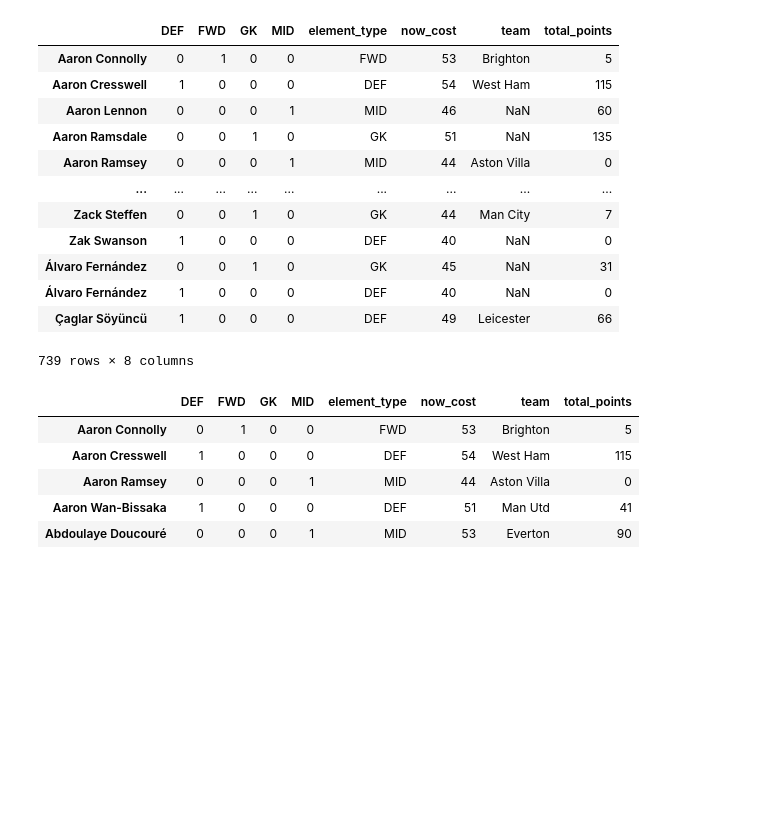
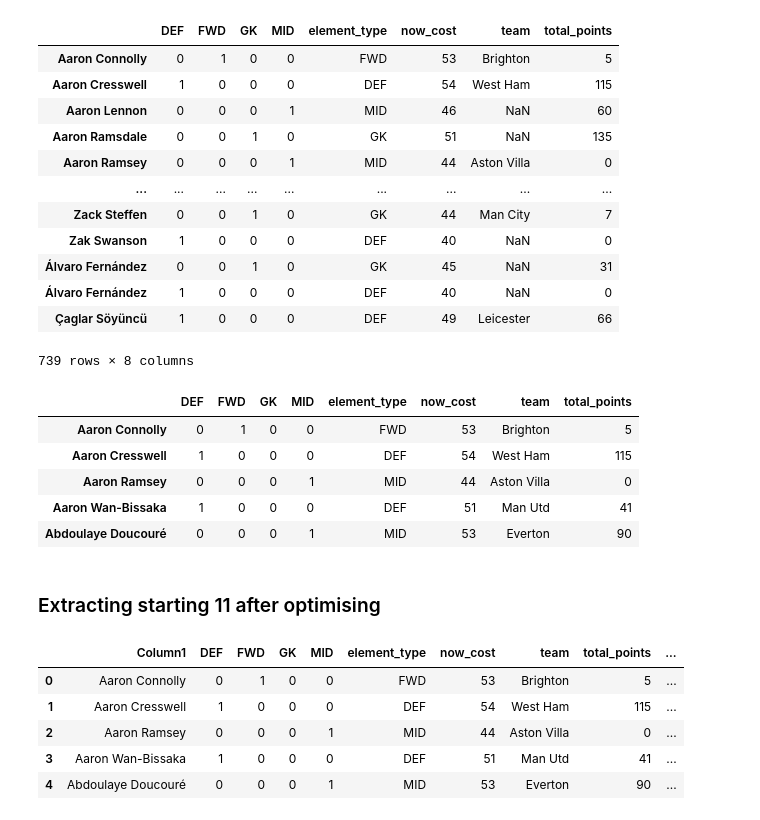
Before and after one commit to yuliangod/Optimisation-1D, a Jupyter notebook: Data processing.ipynb, the cells around one changed output. Saved outputs shown, nothing was run; the diff lists cells and outputs as text; code cells hidden in the pictures; blank space fills up the shorter version.

```diff
--- a/Data processing.ipynb
+++ b/Data processing.ipynb
@@ -117,3 +117,15 @@ output_df.head()
 | Abdoulaye Doucouré | 0 | 0 | 0 | 1 | MID | 53 | Everton | 90 |
 # %%
 output_df.to_csv("data.csv")
+# %% [markdown]
+### Extracting starting 11 after optimising
+# %%
+starting11_df = pd.read_csv("results.csv")
+starting11_df.head()
+# %% [output]
+|  | Column1 | DEF | FWD | GK | MID | element_type | now_cost | team | total_points | ... |
+| 0 | Aaron Connolly | 0 | 1 | 0 | 0 | FWD | 53 | Brighton | 5 | ... |
+| 1 | Aaron Cresswell | 1 | 0 | 0 | 0 | DEF | 54 | West Ham | 115 | ... |
+| 2 | Aaron Ramsey | 0 | 0 | 0 | 1 | MID | 44 | Aston Villa | 0 | ... |
+| 3 | Aaron Wan-Bissaka | 1 | 0 | 0 | 0 | DEF | 51 | Man Utd | 41 | ... |
+| 4 | Abdoulaye Doucouré | 0 | 0 | 0 | 1 | MID | 53 | Everton | 90 | ... |
```
Also changed, not shown: parts of 1 cell of this notebook, 2 other files.
